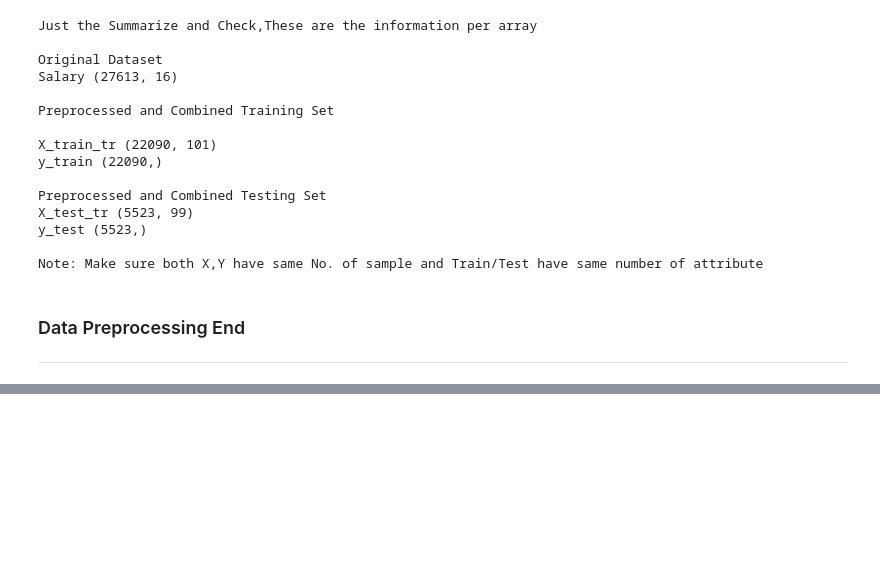
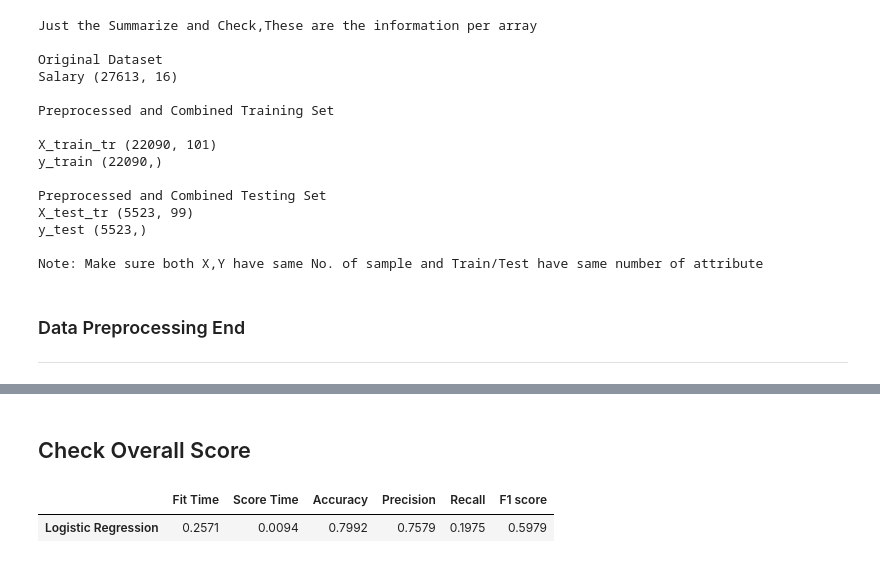
Before and after one commit to JasonnLim/ML-Salary-Prediction, a Jupyter notebook: LatestCode.ipynb, the cells around one changed output, grey strips where cells are left out. Cells and saved outputs as stored; diff of their text form; code cells hidden in the pictures; blank space fills up the shorter version.

```diff
--- a/LatestCode.ipynb
+++ b/LatestCode.ipynb
@@ -841,0 +936,7 @@ Note: Make sure both X,Y have same No. of sample and Train/Test have same number
+# %%
+from sklearn.metrics import accuracy_score, roc_auc_score, roc_curve, precision_recall_curve
+from sklearn.model_selection import cross_val_score, cross_validate, cross_val_predict
+
+scores = ['accuracy', 'precision', 'recall', 'f1_macro']
+overview = pd.DataFrame(columns = ["Fit Time","Score Time","Accuracy", "Precision", "Recall", "F1 score"])
+clf = ["Logistic Regression", "Decision Tree Classifier", "Random Forest Classifier", "KNN Classifier", "Stochastic Gradient Descent", "SVM Classifier"]
@@ -841,0 +1053,7 @@ Note: Make sure both X,Y have same No. of sample and Train/Test have same number
+# %% [markdown]
+## Check Overall Score
+# %%
+overview
+# %% [output]
+|  | Fit Time | Score Time | Accuracy | Precision | Recall | F1 score |
+| Logistic Regression | 0.2571 | 0.0094 | 0.7992 | 0.7579 | 0.1975 | 0.5979 |
```
Also changed, not shown: parts of 30 cells of this notebook.
